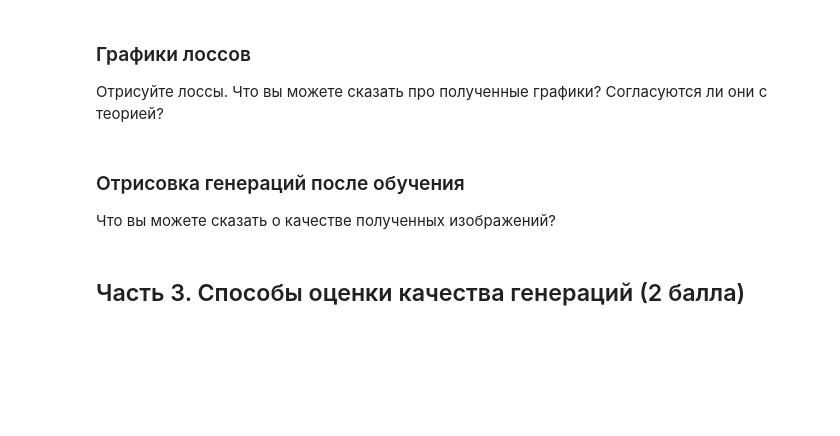
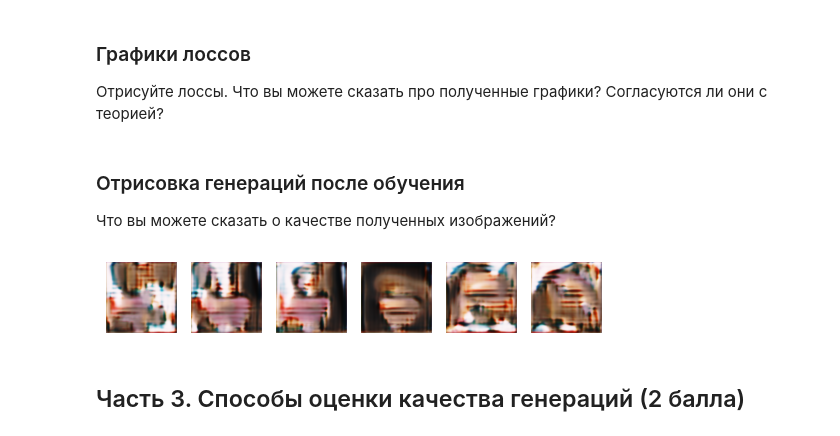
Before and after one commit to Figishe/DeepLearningSchool_part_1_ml_cv, a Jupyter notebook: week_11_GANs/Homework/WGAN_GP_hw_v2.ipynb, the cells around one changed output. Cells and saved outputs as stored; diff of their text form; code cells hidden in the pictures; blank space fills up the shorter version.

```diff
--- a/week_11_GANs/Homework/WGAN_GP_hw_v2.ipynb
+++ b/week_11_GANs/Homework/WGAN_GP_hw_v2.ipynb
@@ -251,20 +251,19 @@ class DecoderBlock(nn.Module):
 
 
 class Generator(nn.Module):
-    def __init__(self, latent_size, conv_channels, conv_depth, image_size):
+    def __init__(self, latent_size, conv_channels, conv_depth, image_size, min_square):
         super(Generator, self).__init__()
 
-        MIN_SQUARE = 4
         RGB_CHANNELS = 3
         assert image_size in [16, 32, 64, 128, 256, 512, 1024, 2048], "Only 2^N image sizes in range [16; 2048] are allowed"
 
         self.decoder = nn.Sequential(
-            nn.Linear(in_features=latent_size, out_features=MIN_SQUARE * MIN_SQUARE * conv_channels),
-            nn.Unflatten(dim=1, unflattened_size=(conv_channels, MIN_SQUARE, MIN_SQUARE)),
+            nn.Linear(in_features=latent_size, out_features=min_square * min_square * conv_channels),
+            nn.Unflatten(dim=1, unflattened_size=(conv_channels, min_square, min_square)),
         )
 
         # Динамически добавляем апсемплы до нужного размера изображения
-        decoded_image_size = MIN_SQUARE
+        decoded_image_size = min_square
         cur_channels = conv_channels
         is_last = False
         while decoded_image_size < image_size:
@@ -290,18 +289,17 @@ class Generator(nn.Module):
         return x
 
 class Critic(nn.Module):
-    def __init__(self, conv_channels, image_size):
+    def __init__(self, conv_channels, image_size, min_square):
         super(Critic, self).__init__()
 
-        MIN_SQUARE = 4
         assert image_size in [16, 32, 64, 128, 256, 512, 1024, 2048], "Only 2^N image sizes in range [16; 2048] are allowed"
 
         self.backbone = nn.Sequential()
 
         downsampled_size = image_size
-        num_downsamples = int(np.log2(image_size // MIN_SQUARE))
+        num_downsamples = int(np.log2(image_size // min_square))
         curr_channels = conv_channels // (2**num_downsamples)
-        while downsampled_size >= MIN_SQUARE * 2:
+        while downsampled_size >= min_square * 2:
             curr_channels *= 2
             self.backbone.add_module(
                 f'downsample_{downsampled_size}',
@@ -311,12 +309,16 @@ class Critic(nn.Module):
 
 
         self.head = nn.Sequential(
-            nn.Linear(in_features=MIN_SQUARE ** 2 * curr_channels, out_features=1),
+            nn.Linear(in_features=min_square ** 2 * curr_channels, out_features=1),
         )
 
-    def forward(self, x):
+    def forward(self, x, return_embedding=False):
         x = self.backbone(x)
         x = x.view(x.size(0), -1)
+
+        if return_embedding:
+            return x
+
         pred = self.head(x)
         return pred
 # %% [markdown]
@@ -427,7 +427,7 @@ $L_{\text{generator}} = -\mathbb{E}_{z \sim p_z} [C(G(z))]$
 # %%
 class LitWGanModel(L.LightningModule):
 
-    def __init__(self, conv_channels, conv_depth, latent_dim, critic_steps=3, lambda_gp=10):
+    def __init__(self, conv_channels, conv_depth, latent_dim, critic_steps=3, lambda_gp=10, min_square_gen=4, min_square_crit=4):
         super().__init__()
         self.save_hyperparameters()
 
@@ -437,9 +437,9 @@ class LitWGanModel(L.LightningModule):
         self.critic_steps = critic_steps
         self.lambda_gp = lambda_gp
 
-        self.generator = Generator(latent_size=latent_dim, conv_channels=conv_channels, conv_depth=conv_depth, image_size=image_size)
+        self.generator = Generator(latent_size=latent_dim, conv_channels=conv_channels, conv_depth=conv_depth, image_size=image_size, min_square=min_square_gen)
         self.generator = torch.compile(self.generator)
-        self.critic = Critic(conv_channels=conv_channels, image_size=image_size)
+        self.critic = Critic(conv_channels=conv_channels, image_size=image_size, min_square=min_square_crit)
 
         self.latent_dim = latent_dim
 
@@ -659,17 +639,19 @@ def show_images(generated):
     ax.axis("off")
 # %%
 best_wgan = LitWGanModel.load_from_checkpoint(
-    'checkpoints/WGAN/----.ckpt',
+    'checkpoints/WGAN/v11_128chX2_256L_upsample-nn/WGAN-epoch=065.ckpt',
     map_location=DEVICE,
 )
 
-n_images = 4
+n_images = 6
 
 fixed_latent = torch.randn(n_images, latent_size, device=DEVICE)
 best_wgan.generator.eval()
 fake_images = best_wgan.generator(fixed_latent)
 
 show_images(fake_images)
+# %% [output]
+[figure, added]
 # %% [markdown]
 ## Часть 3. Способы оценки качества генераций (2 балла)
 # %% [markdown]
```
Also changed, not shown: parts of 10 cells of this notebook.
